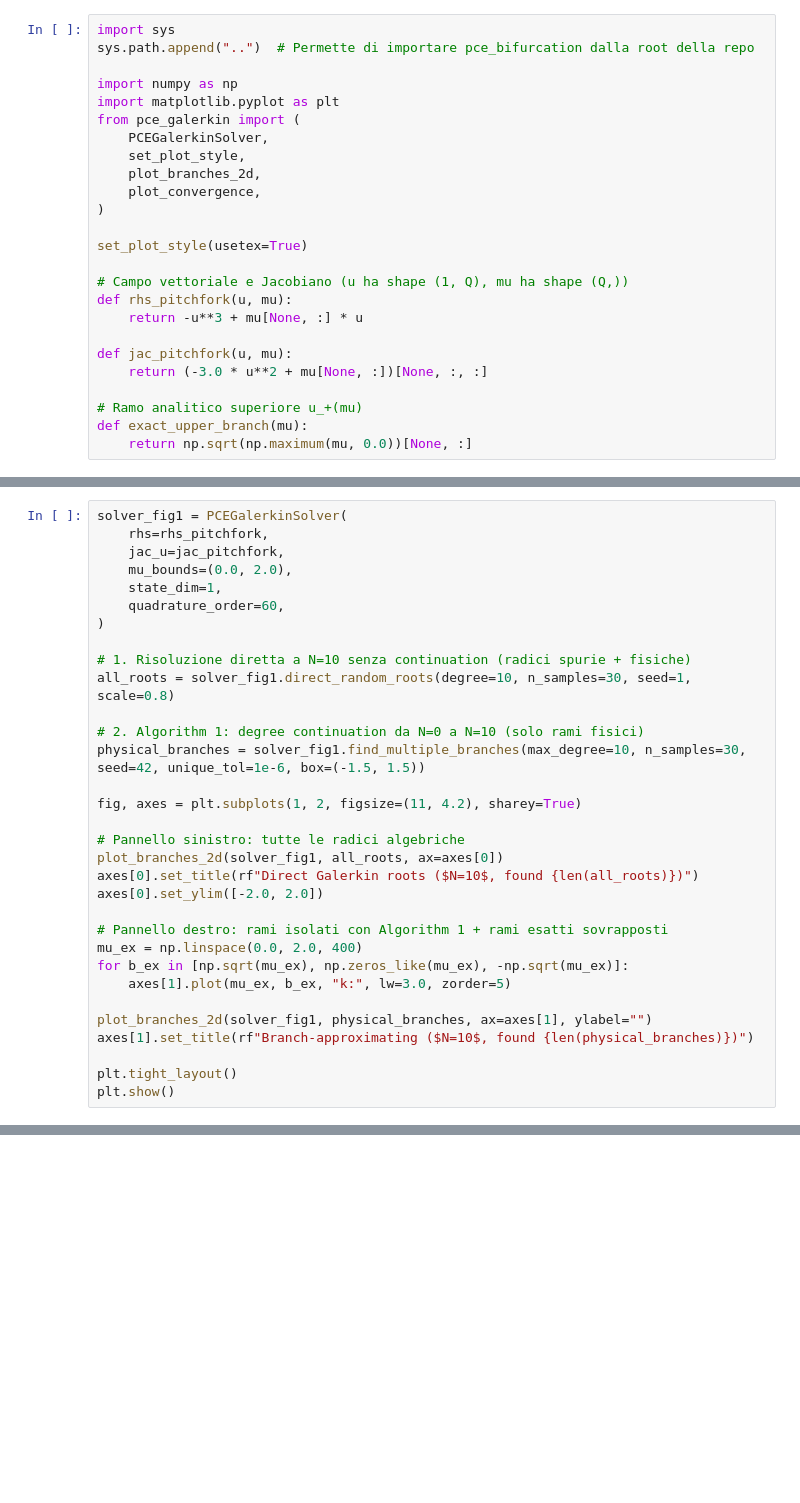
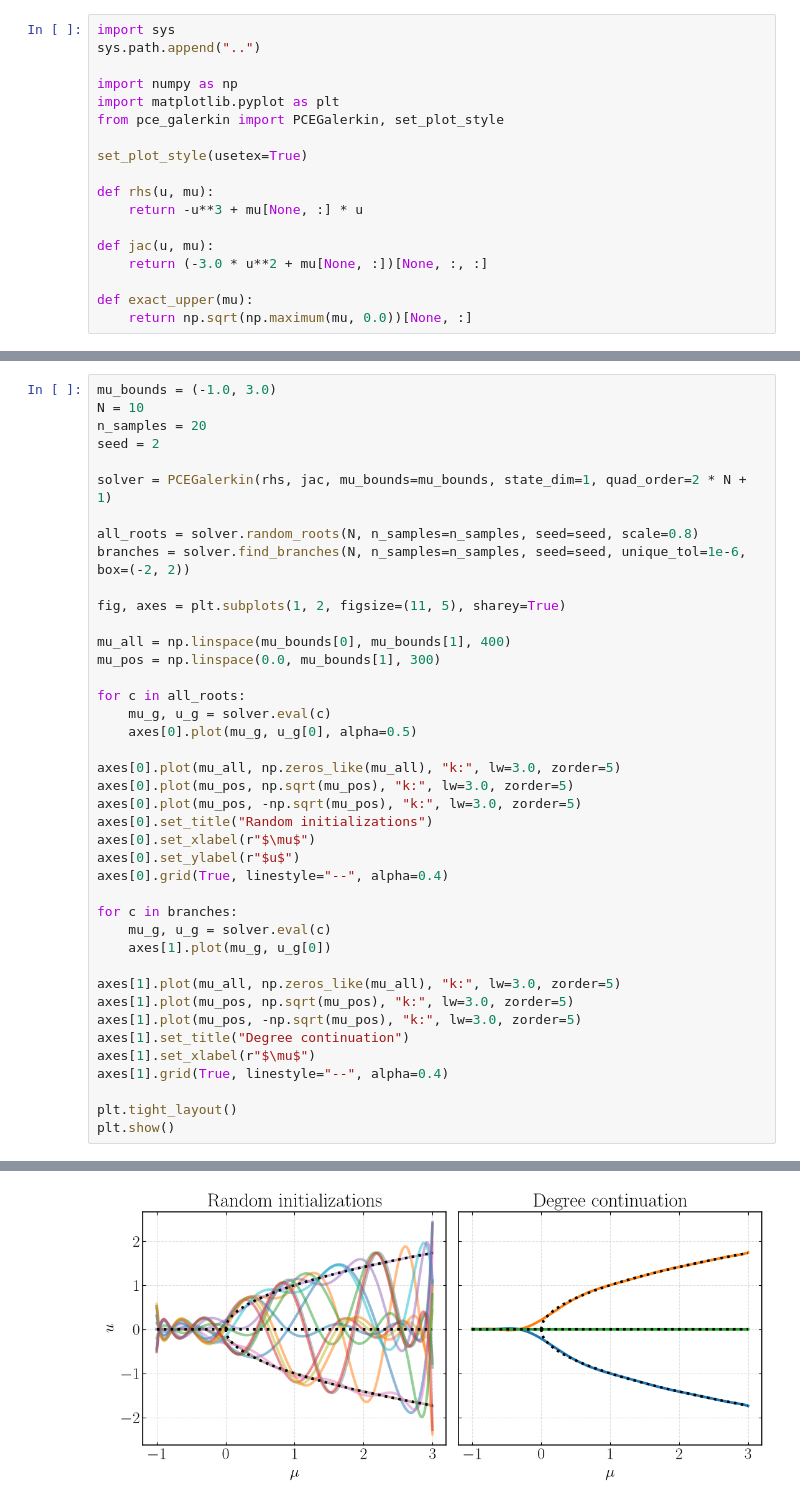
Before and after one commit to GiacomoVenier/PCE-Bifurcation-Analysis, a Jupyter notebook: benchmarks/01_pitchfork.ipynb, the cells around one changed output, grey strips where cells are left out. Cells and saved outputs as stored; diff of their text form; blank space fills up the shorter version.

Commit message:
Pitchfork

```diff
--- a/benchmarks/01_pitchfork.ipynb
+++ b/benchmarks/01_pitchfork.ipynb
@@ -13,26 +9,19 @@ This notebook reproduces:
 # %%
 import sys
-sys.path.append("..")  # Permette di importare pce_bifurcation dalla root della repo
+sys.path.append("..")
 
 import numpy as np
 import matplotlib.pyplot as plt
-from pce_galerkin import (
-    PCEGalerkinSolver,
-    set_plot_style,
-    plot_branches_2d,
-    plot_convergence,
-)
+from pce_galerkin import PCEGalerkin, set_plot_style
 
 set_plot_style(usetex=True)
 
-# Campo vettoriale e Jacobiano (u ha shape (1, Q), mu ha shape (Q,))
-def rhs_pitchfork(u, mu):
+def rhs(u, mu):
     return -u**3 + mu[None, :] * u
 
-def jac_pitchfork(u, mu):
+def jac(u, mu):
     return (-3.0 * u**2 + mu[None, :])[None, :, :]
 
-# Ramo analitico superiore u_+(mu)
-def exact_upper_branch(mu):
+def exact_upper(mu):
     return np.sqrt(np.maximum(mu, 0.0))[None, :]
 # %% [markdown]
@@ -42,32 +31,41 @@ Solving the nonlinear Galerkin system directly at $N = 10$ from random initializ
 # %%
-solver_fig1 = PCEGalerkinSolver(
-    rhs=rhs_pitchfork,
-    jac_u=jac_pitchfork,
-    mu_bounds=(0.0, 2.0),
-    state_dim=1,
-    quadrature_order=60,
-)
+mu_bounds = (-1.0, 3.0)
+N = 10
+n_samples = 20
+seed = 2
 
-# 1. Risoluzione diretta a N=10 senza continuation (radici spurie + fisiche)
-all_roots = solver_fig1.direct_random_roots(degree=10, n_samples=30, seed=1, scale=0.8)
+solver = PCEGalerkin(rhs, jac, mu_bounds=mu_bounds, state_dim=1, quad_order=2 * N + 1)
 
-# 2. Algorithm 1: degree continuation da N=0 a N=10 (solo rami fisici)
-physical_branches = solver_fig1.find_multiple_branches(max_degree=10, n_samples=30, seed=42, unique_tol=1e-6, box=(-1.5, 1.5))
+all_roots = solver.random_roots(N, n_samples=n_samples, seed=seed, scale=0.8)
+branches = solver.find_branches(N, n_samples=n_samples, seed=seed, unique_tol=1e-6, box=(-2, 2))
 
-fig, axes = plt.subplots(1, 2, figsize=(11, 4.2), sharey=True)
+fig, axes = plt.subplots(1, 2, figsize=(11, 5), sharey=True)
 
-# Pannello sinistro: tutte le radici algebriche
-plot_branches_2d(solver_fig1, all_roots, ax=axes[0])
-axes[0].set_title(rf"Direct Galerkin roots ($N=10$, found {len(all_roots)})")
-axes[0].set_ylim([-2.0, 2.0])
+mu_all = np.linspace(mu_bounds[0], mu_bounds[1], 400)
+mu_pos = np.linspace(0.0, mu_bounds[1], 300)
 
-# Pannello destro: rami isolati con Algorithm 1 + rami esatti sovrapposti
-mu_ex = np.linspace(0.0, 2.0, 400)
-for b_ex in [np.sqrt(mu_ex), np.zeros_like(mu_ex), -np.sqrt(mu_ex)]:
-    axes[1].plot(mu_ex, b_ex, "k:", lw=3.0, zorder=5)
+for c in all_roots:
+    mu_g, u_g = solver.eval(c)
+    axes[0].plot(mu_g, u_g[0], alpha=0.5)
 
-plot_branches_2d(solver_fig1, physical_branches, ax=axes[1], ylabel="")
-axes[1].set_title(rf"Branch-approximating ($N=10$, found {len(physical_branches)})")
+axes[0].plot(mu_all, np.zeros_like(mu_all), "k:", lw=3.0, zorder=5)
+axes[0].plot(mu_pos, np.sqrt(mu_pos), "k:", lw=3.0, zorder=5)
+axes[0].plot(mu_pos, -np.sqrt(mu_pos), "k:", lw=3.0, zorder=5)
+axes[0].set_title("Random initializations")
+axes[0].set_xlabel(r"$\mu$")
+axes[0].set_ylabel(r"$u$")
+axes[0].grid(True, linestyle="--", alpha=0.4)
+
+for c in branches:
+    mu_g, u_g = solver.eval(c)
+    axes[1].plot(mu_g, u_g[0])
+
+axes[1].plot(mu_all, np.zeros_like(mu_all), "k:", lw=3.0, zorder=5)
+axes[1].plot(mu_pos, np.sqrt(mu_pos), "k:", lw=3.0, zorder=5)
+axes[1].plot(mu_pos, -np.sqrt(mu_pos), "k:", lw=3.0, zorder=5)
+axes[1].set_title("Degree continuation")
+axes[1].set_xlabel(r"$\mu$")
+axes[1].grid(True, linestyle="--", alpha=0.4)
 
 plt.tight_layout()
 plt.show()
@@ -79,0 +73 @@ RuntimeError: Failed to process string with tex because latex could not be found
+[figure, added]
```
Also changed, not shown: parts of 11 cells of this notebook, 1 other file.
